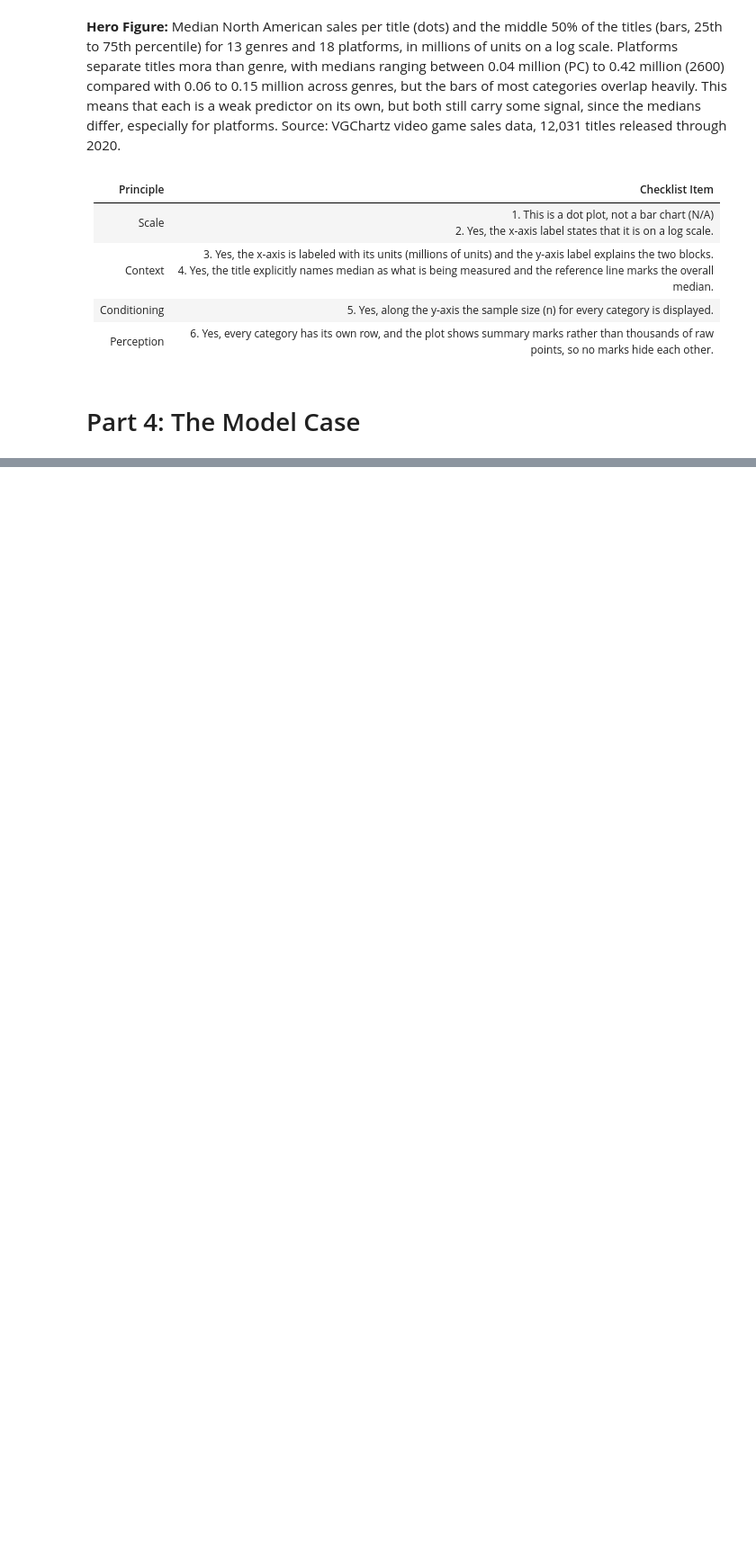
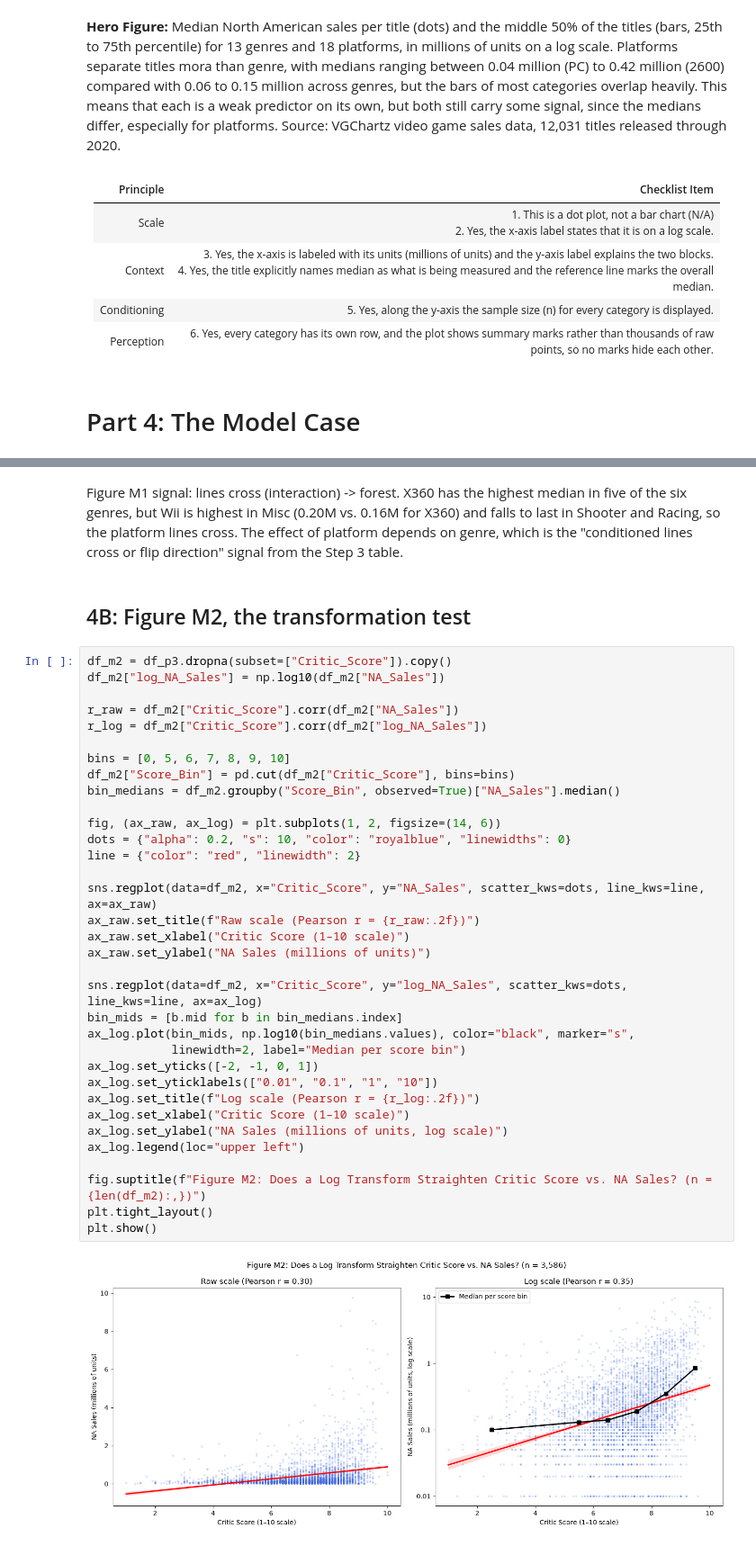
Before and after one commit to sergio-fernandez10/CS577-Project, a Jupyter notebook: Phase 3/Group6_Aaron_Sergio_Phase3.ipynb, the cells around one changed output, grey strips where cells are left out. Shown at 90% size. Cells and saved outputs as stored; diff of their text form; blank space fills up the shorter version.

```diff
--- a/Phase 3/Group6_Aaron_Sergio_Phase3.ipynb
+++ b/Phase 3/Group6_Aaron_Sergio_Phase3.ipynb
@@ -743,0 +793,40 @@ plt.show()
+# %% [markdown]
+Figure M1 signal: lines cross (interaction) -> forest. X360 has the highest median in five of the six genres, but Wii is highest in Misc (0.20M vs. 0.16M for X360) and falls to last in Shooter and Racing, so the platform lines cross. The effect of platform depends on genre, which is the "conditioned lines cross or flip direction" signal from the Step 3 table.
+# %% [markdown]
+## 4B: Figure M2, the transformation test
+# %%
+df_m2 = df_p3.dropna(subset=["Critic_Score"]).copy()
+df_m2["log_NA_Sales"] = np.log10(df_m2["NA_Sales"])
+
+r_raw = df_m2["Critic_Score"].corr(df_m2["NA_Sales"])
+r_log = df_m2["Critic_Score"].corr(df_m2["log_NA_Sales"])
+
+bins = [0, 5, 6, 7, 8, 9, 10]
+df_m2["Score_Bin"] = pd.cut(df_m2["Critic_Score"], bins=bins)
+bin_medians = df_m2.groupby("Score_Bin", observed=True)["NA_Sales"].median()
+
+fig, (ax_raw, ax_log) = plt.subplots(1, 2, figsize=(14, 6))
+dots = {"alpha": 0.2, "s": 10, "color": "royalblue", "linewidths": 0}
+line = {"color": "red", "linewidth": 2}
+
+sns.regplot(data=df_m2, x="Critic_Score", y="NA_Sales", scatter_kws=dots, line_kws=line, ax=ax_raw)
+ax_raw.set_title(f"Raw scale (Pearson r = {r_raw:.2f})")
+ax_raw.set_xlabel("Critic Score (1–10 scale)")
+ax_raw.set_ylabel("NA Sales (millions of units)")
+
+sns.regplot(data=df_m2, x="Critic_Score", y="log_NA_Sales", scatter_kws=dots, line_kws=line, ax=ax_log)
+bin_mids = [b.mid for b in bin_medians.index]
+ax_log.plot(bin_mids, np.log10(bin_medians.values), color="black", marker="s",
+            linewidth=2, label="Median per score bin")
+ax_log.set_yticks([-2, -1, 0, 1])
+ax_log.set_yticklabels(["0.01", "0.1", "1", "10"])
+ax_log.set_title(f"Log scale (Pearson r = {r_log:.2f})")
+ax_log.set_xlabel("Critic Score (1–10 scale)")
+ax_log.set_ylabel("NA Sales (millions of units, log scale)")
+ax_log.legend(loc="upper left")
+
+fig.suptitle(f"Figure M2: Does a Log Transform Straighten Critic Score vs. NA Sales? (n = {len(df_m2):,})")
+plt.tight_layout()
+plt.show()
+# %% [output]
+[figure, added]
```
Also changed, not shown: parts of 29 cells of this notebook.
